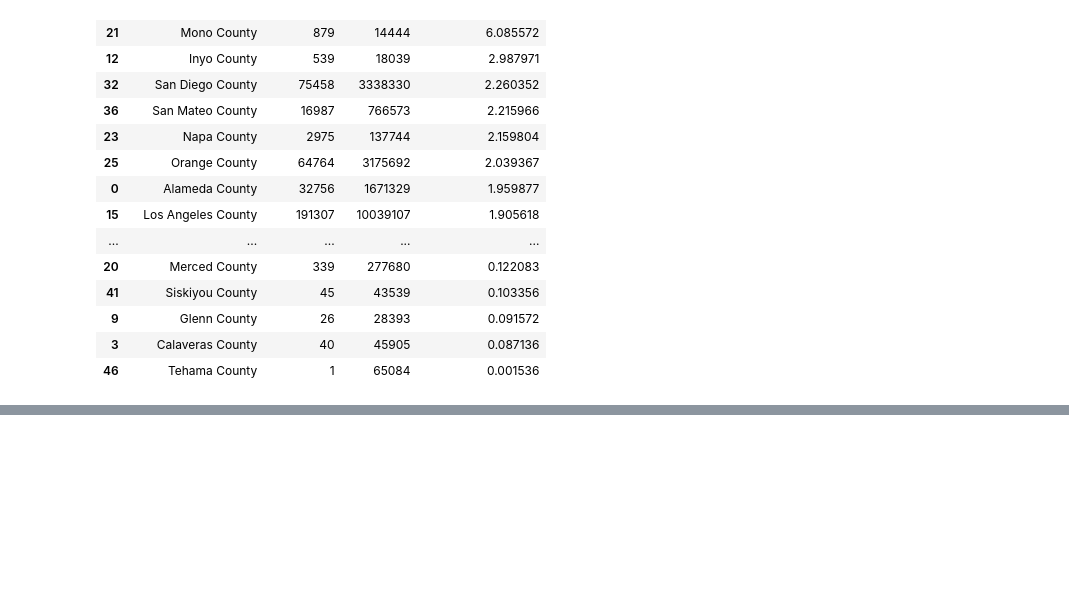
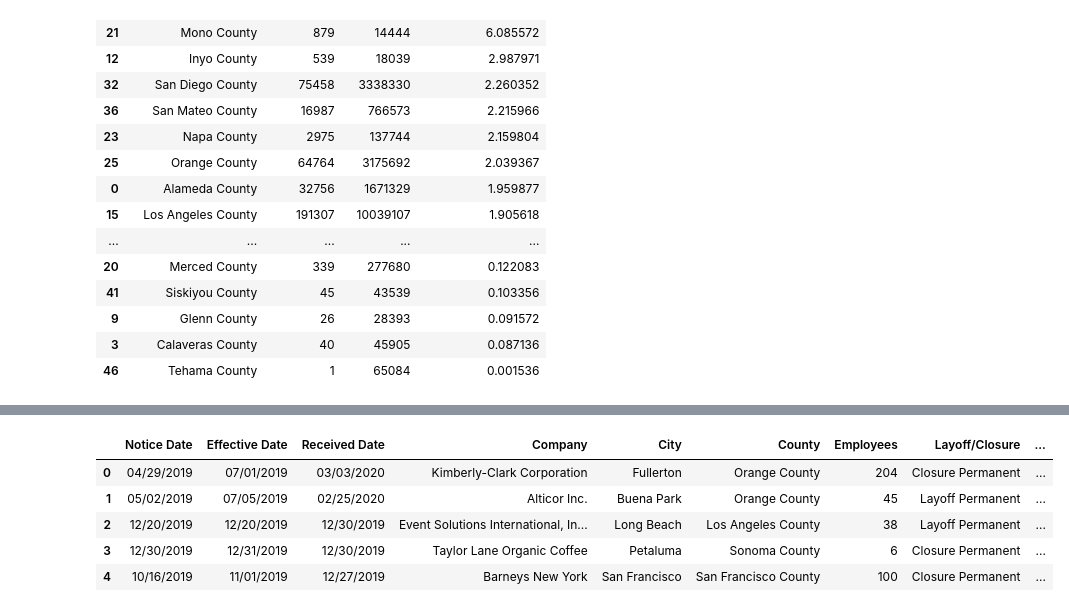
Before and after one commit to biglocalnews/WARN_Cali_analysis, a Jupyter notebook: hardest_hit/hardest_hit_bylayoffs.ipynb, the cells around one changed output, grey strips where cells are left out. Drawn from its saved outputs; the diff is of its cells as text; code cells hidden in the pictures; blank space fills up the shorter version.

```diff
--- a/hardest_hit/hardest_hit_bylayoffs.ipynb
+++ b/hardest_hit/hardest_hit_bylayoffs.ipynb
@@ -117,0 +153,11 @@ layoffs.sort_values(by='Percentage Laid Off', ascending=False)
+# %%
+cali_merge_2019 = pd.merge(cali_2019, cali_population, how="left", left_on="County", right_on="County Names")
+cali_merge_2019.drop(columns='Counties', inplace=True)
+cali_merge_2019.head()
+# %% [output]
+|  | Notice Date | Effective Date | Received Date | Company | City | County | Employees | Layoff/Closure | ... |
+| 0 | 04/29/2019 | 07/01/2019 | 03/03/2020 | Kimberly-Clark Corporation | Fullerton | Orange County | 204 | Closure Permanent | ... |
+| 1 | 05/02/2019 | 07/05/2019 | 02/25/2020 | Alticor Inc. | Buena Park | Orange County | 45 | Layoff Permanent | ... |
+| 2 | 12/20/2019 | 12/20/2019 | 12/30/2019 | Event Solutions International, In... | Long Beach | Los Angeles County | 38 | Layoff Permanent | ... |
+| 3 | 12/30/2019 | 12/31/2019 | 12/30/2019 | Taylor Lane Organic Coffee | Petaluma | Sonoma County | 6 | Closure Permanent | ... |
+| 4 | 10/16/2019 | 11/01/2019 | 12/27/2019 | Barneys New York | San Francisco | San Francisco County | 100 | Closure Permanent | ... |
```
Also changed, not shown: parts of 7 cells of this notebook.
